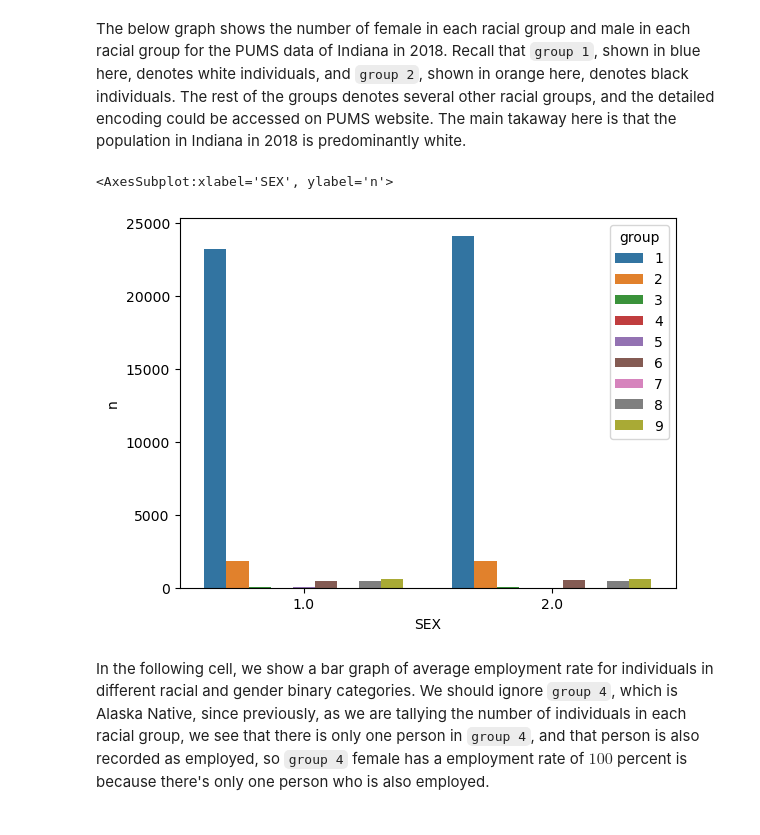
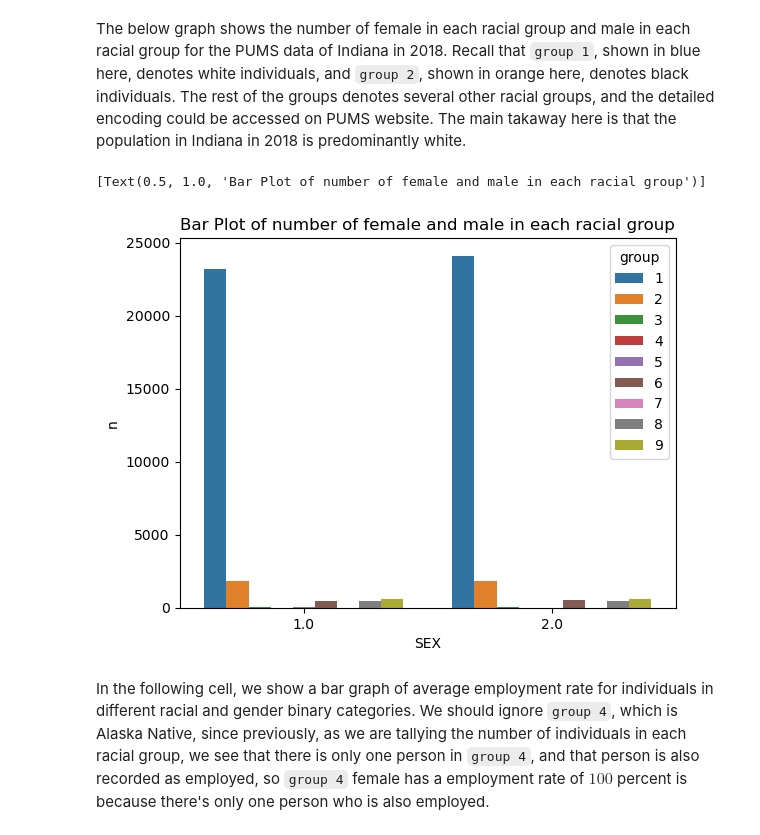
Before and after one commit to Xianzhiwang1/CS0451-page-site, a Jupyter notebook: posts/my-blog-post-05-audit-bias/index.ipynb, the cells around one changed output. Cells and saved outputs as stored; diff of their text form; code cells hidden in the pictures.

```diff
--- a/posts/my-blog-post-05-audit-bias/index.ipynb
+++ b/posts/my-blog-post-05-audit-bias/index.ipynb
@@ -297,10 +303,10 @@ Name: label, dtype: float64
 The below graph shows the number of female in each racial group and male in each racial group for the PUMS data of Indiana in 2018. Recall that `group 1`, shown in blue here, denotes white individuals, and `group 2`, shown in orange here, denotes black individuals. The rest of the groups denotes several other racial groups, and the detailed encoding could be accessed on PUMS website. The main takaway here is that the population in Indiana in 2018 is predominantly white.
 # %%
 counts = df.groupby(["group", "SEX"]).size().reset_index(name = "n")
-sns.barplot(data = counts, x = "SEX", y = "n", hue = "group")
+sns.barplot(data = counts, x = "SEX", y = "n", hue = "group").set(title="Bar Plot of number of female and male in each racial group")
 # %% [output]
-<AxesSubplot:xlabel='SEX', ylabel='n'>
+[Text(0.5, 1.0, 'Bar Plot of number of female and male in each racial group')]
-[figure, old version]
+[figure, new version]
 # %% [markdown]
 In the following cell, we show a bar graph of average employment rate for individuals in different racial and gender binary categories. We should ignore `group 4`, which is Alaska Native, since previously, as we are tallying the number of individuals in each racial group, we see that there is only one person in `group 4`, and that person is also recorded as employed, so `group 4` female has a employment rate of $100$ percent is because there's only one person who is also employed.
 # %%
```
Also changed, not shown: parts of 31 cells of this notebook.
